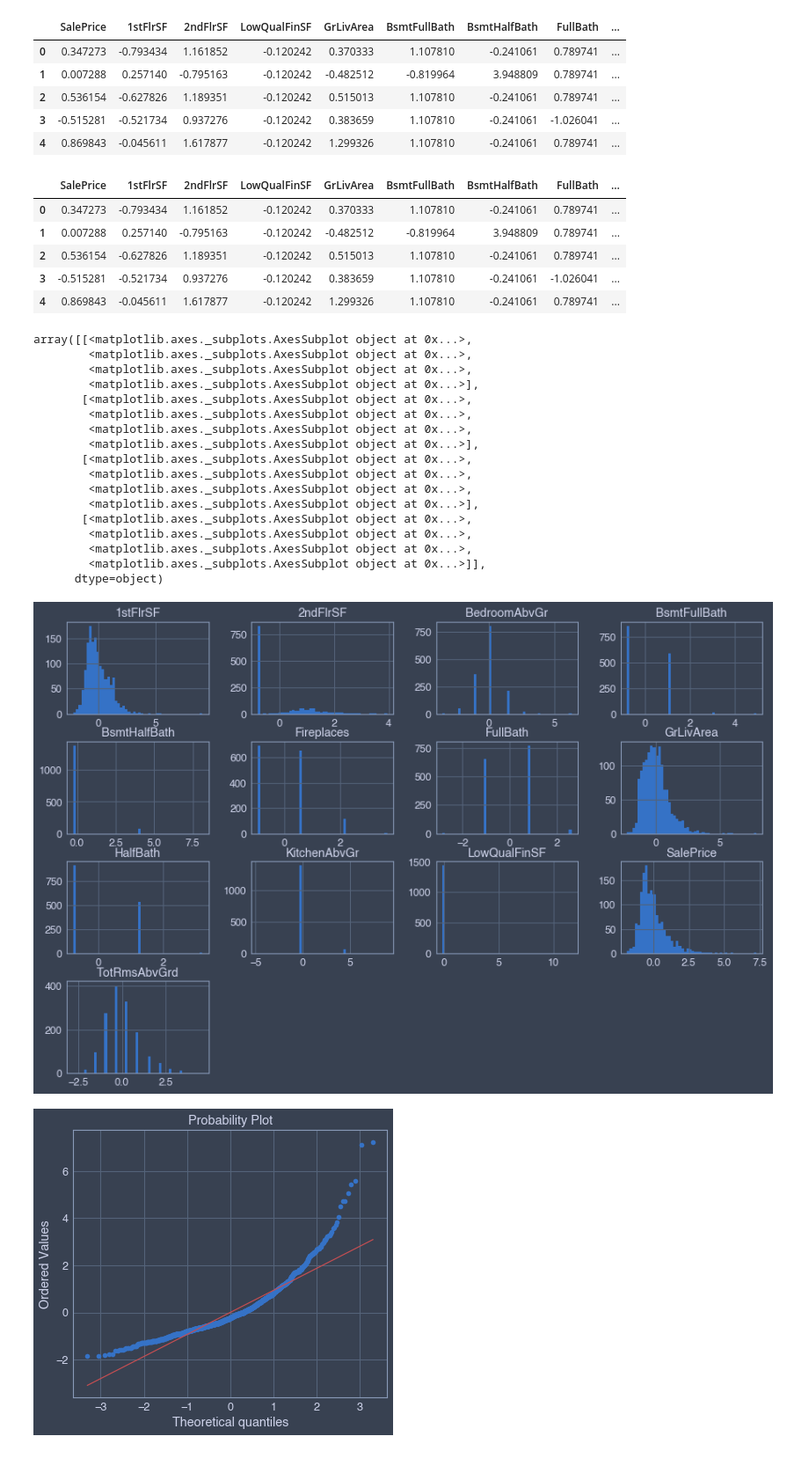
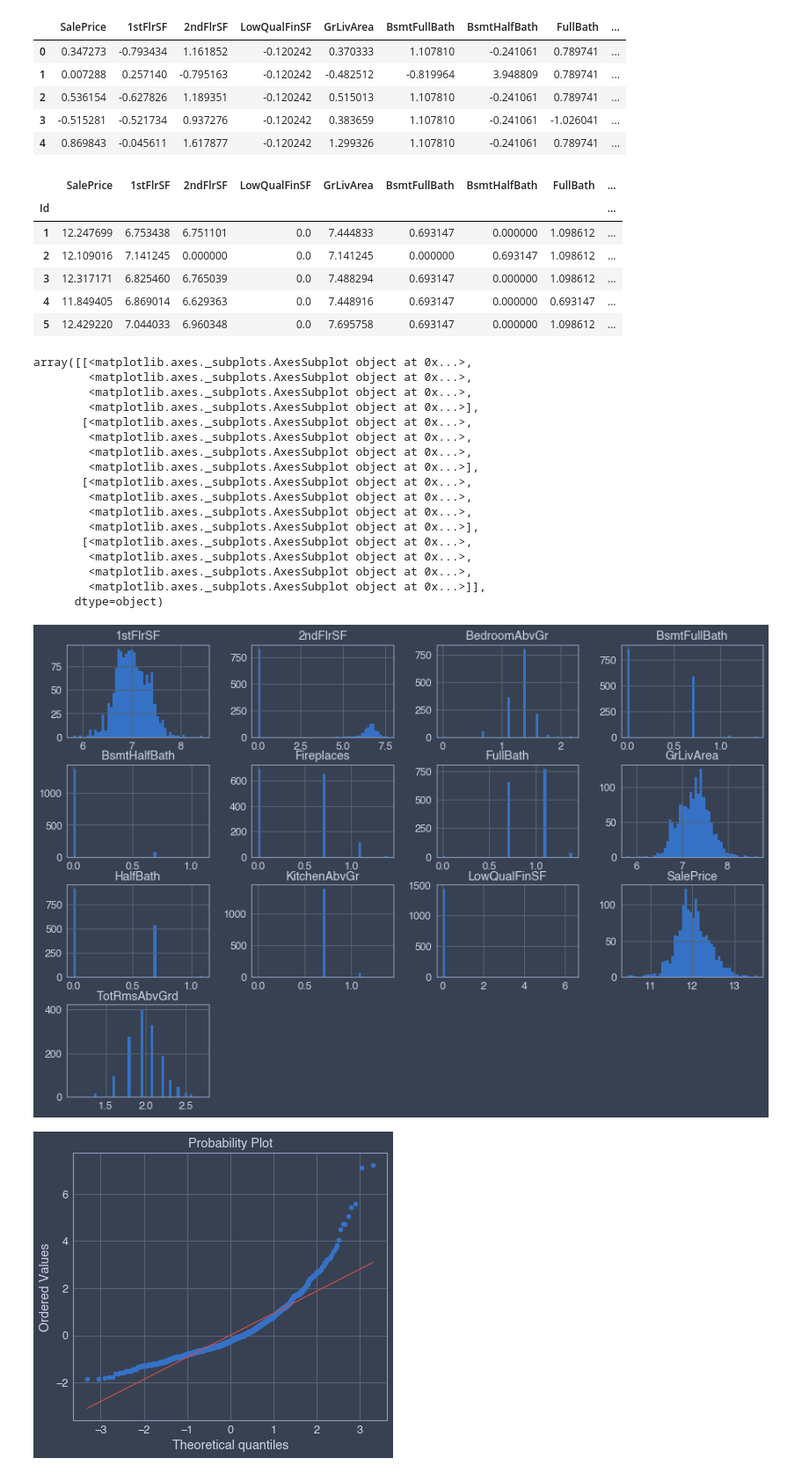
Before and after one commit to wonchankim97/House-Price-Prediction, a Jupyter notebook: preprocessing_KISOO.ipynb, the cells around one changed output. Shown at 88% size. Cells and saved outputs as stored; diff of their text form; code cells hidden in the pictures.

```diff
--- a/preprocessing_KISOO.ipynb
+++ b/preprocessing_KISOO.ipynb
@@ -261,35 +261,36 @@ df_3_n_scaled.head(5)
 | 4 | 0.869843 | -0.045611 | 1.617877 | -0.120242 | 1.299326 | 1.107810 | -0.241061 | 0.789741 | ... |
 # %%
 df_3_n_scaled_log = np.log1p(df_3_n)
-df_3_n_scaled.head(5)
+df_3_n_scaled_log.head(5)
 # %% [output]
 |  | SalePrice | 1stFlrSF | 2ndFlrSF | LowQualFinSF | GrLivArea | BsmtFullBath | BsmtHalfBath | FullBath | ... |
-| 0 | 0.347273 | -0.793434 | 1.161852 | -0.120242 | 0.370333 | 1.107810 | -0.241061 | 0.789741 | ... |
-| 1 | 0.007288 | 0.257140 | -0.795163 | -0.120242 | -0.482512 | -0.819964 | 3.948809 | 0.789741 | ... |
-| 2 | 0.536154 | -0.627826 | 1.189351 | -0.120242 | 0.515013 | 1.107810 | -0.241061 | 0.789741 | ... |
-| 3 | -0.515281 | -0.521734 | 0.937276 | -0.120242 | 0.383659 | 1.107810 | -0.241061 | -1.026041 | ... |
-| 4 | 0.869843 | -0.045611 | 1.617877 | -0.120242 | 1.299326 | 1.107810 | -0.241061 | 0.789741 | ... |
+| Id |  |  |  |  |  |  |  |  | ... |
+| 1 | 12.247699 | 6.753438 | 6.751101 | 0.0 | 7.444833 | 0.693147 | 0.000000 | 1.098612 | ... |
+| 2 | 12.109016 | 7.141245 | 0.000000 | 0.0 | 7.141245 | 0.000000 | 0.693147 | 1.098612 | ... |
+| 3 | 12.317171 | 6.825460 | 6.765039 | 0.0 | 7.488294 | 0.693147 | 0.000000 | 1.098612 | ... |
+| 4 | 11.849405 | 6.869014 | 6.629363 | 0.0 | 7.448916 | 0.693147 | 0.000000 | 0.693147 | ... |
+| 5 | 12.429220 | 7.044033 | 6.960348 | 0.0 | 7.695758 | 0.693147 | 0.000000 | 1.098612 | ... |
 # %%
-df_3_n_scaled.hist(bins=50, figsize=(15,10))
+df_3_n_scaled_log.hist(bins=50, figsize=(15,10))
 # %% [output]
 array([[<matplotlib.axes._subplots.AxesSubplot object at 0x...>,
         <matplotlib.axes._subplots.AxesSubplot object at 0x...>,
         <matplotlib.axes._subplots.AxesSubplot object at 0x...>,
         <matplotlib.axes._subplots.AxesSubplot object at 0x...>],
        [<matplotlib.axes._subplots.AxesSubplot object at 0x...>,
         <matplotlib.axes._subplots.AxesSubplot object at 0x...>,
         <matplotlib.axes._subplots.AxesSubplot object at 0x...>,
         <matplotlib.axes._subplots.AxesSubplot object at 0x...>],
        [<matplotlib.axes._subplots.AxesSubplot object at 0x...>,
         <matplotlib.axes._subplots.AxesSubplot object at 0x...>,
         <matplotlib.axes._subplots.AxesSubplot object at 0x...>,
         <matplotlib.axes._subplots.AxesSubplot object at 0x...>],
        [<matplotlib.axes._subplots.AxesSubplot object at 0x...>,
         <matplotlib.axes._subplots.AxesSubplot object at 0x...>,
         <matplotlib.axes._subplots.AxesSubplot object at 0x...>,
         <matplotlib.axes._subplots.AxesSubplot object at 0x...>]],
       dtype=object)
-[figure, old version]
+[figure, new version]
 # %%
 stats.probplot(df_3_n_scaled.SalePrice, dist="norm", plot=pylab)
 pylab.show()
```
Also changed, not shown: parts of 1 cell of this notebook.
